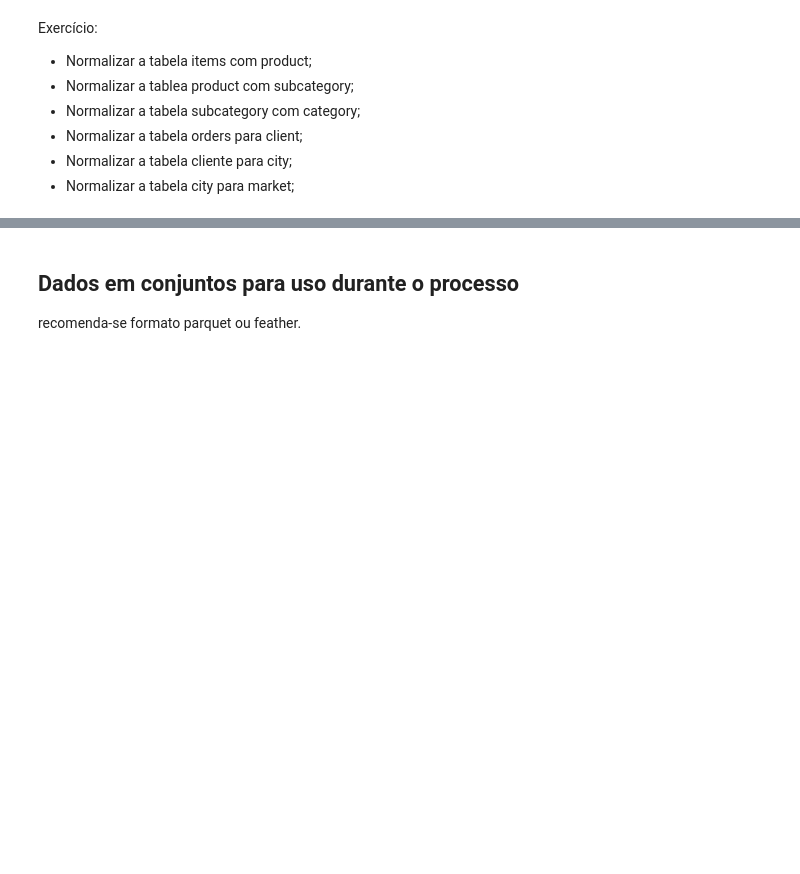
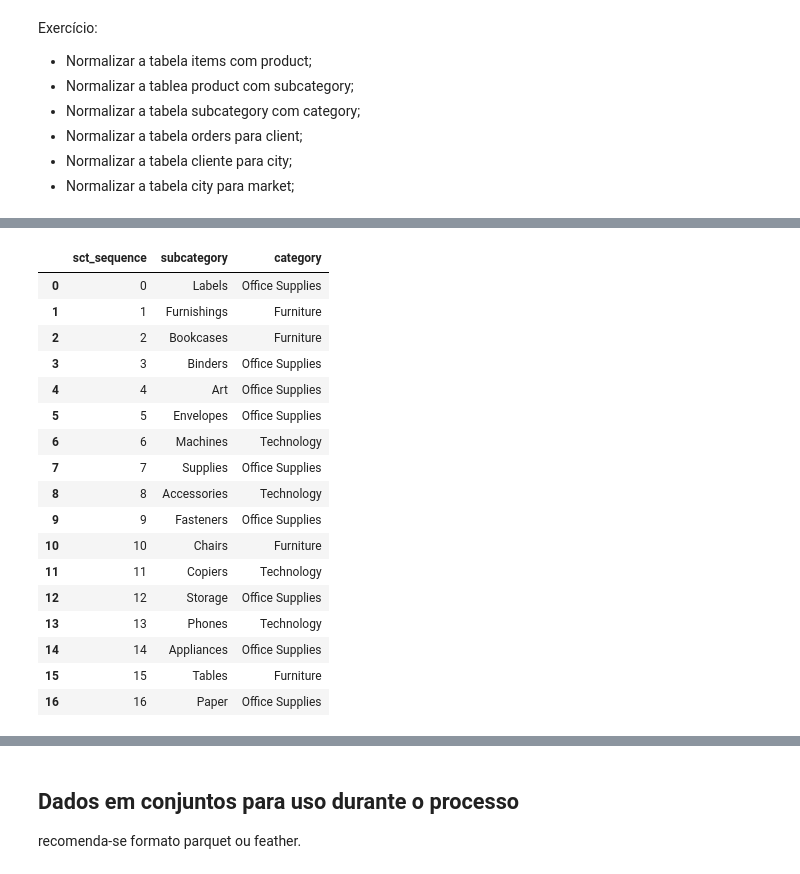
Before and after one commit to N3Knekner/pitom, a Jupyter notebook: Jovens_Talentos_Python_Aula_02_.ipynb, the cells around one changed output, grey strips where cells are left out. Saved outputs shown, nothing was run; the diff lists cells and outputs as text; code cells hidden in the pictures; blank space fills up the shorter version.

```diff
--- a/Jovens_Talentos_Python_Aula_02_.ipynb
+++ b/Jovens_Talentos_Python_Aula_02_.ipynb
@@ -262,0 +279,27 @@ Exercício:
+# %%
+produto, subcategoria = normalizacao(
+    produto,
+    ['subcategory', 'category'],
+    'sct'
+)
+# %%
+subcategoria
+# %% [output]
+|  | sct_sequence | subcategory | category |
+| 0 | 0 | Labels | Office Supplies |
+| 1 | 1 | Furnishings | Furniture |
+| 2 | 2 | Bookcases | Furniture |
+| 3 | 3 | Binders | Office Supplies |
+| 4 | 4 | Art | Office Supplies |
+| 5 | 5 | Envelopes | Office Supplies |
+| 6 | 6 | Machines | Technology |
+| 7 | 7 | Supplies | Office Supplies |
+| 8 | 8 | Accessories | Technology |
+| 9 | 9 | Fasteners | Office Supplies |
+| 10 | 10 | Chairs | Furniture |
+| 11 | 11 | Copiers | Technology |
+| 12 | 12 | Storage | Office Supplies |
+| 13 | 13 | Phones | Technology |
+| 14 | 14 | Appliances | Office Supplies |
+| 15 | 15 | Tables | Furniture |
+| 16 | 16 | Paper | Office Supplies |
```
Also changed, not shown: parts of 12 cells of this notebook, 45 other files.
